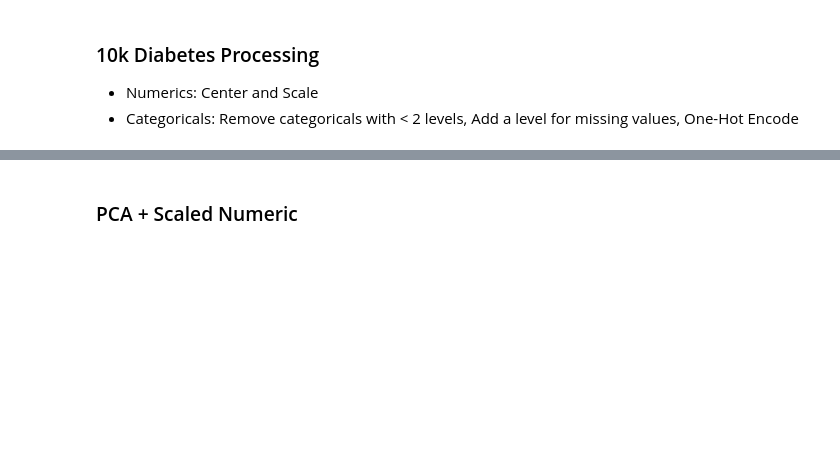
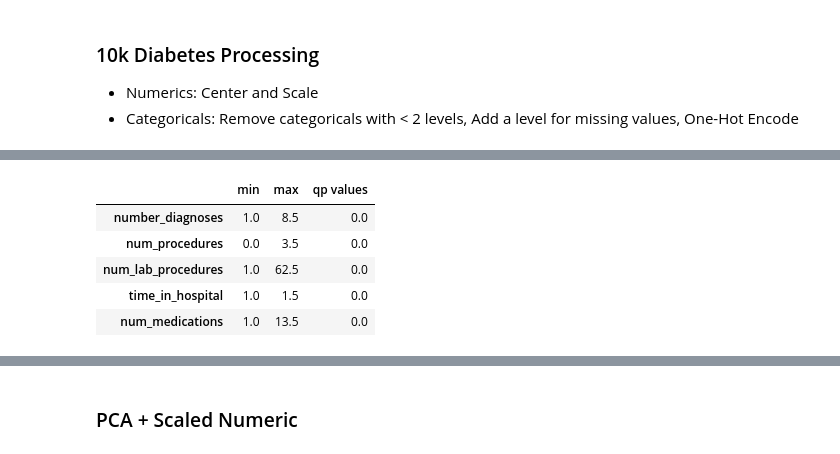
Before and after one commit to joshloyal/ClumPy, a Jupyter notebook: notebooks/10k Diabetes Clustering.ipynb, the cells around one changed output, grey strips where cells are left out. Drawn from its saved outputs; the diff is of its cells as text; code cells hidden in the pictures; blank space fills up the shorter version.

```diff
--- a/notebooks/10k Diabetes Clustering.ipynb
+++ b/notebooks/10k Diabetes Clustering.ipynb
@@ -17,0 +40,9 @@ from clumpy import datasets
+# %%
+clusterer.rules_[0].limits
+# %% [output]
+|  | min | max | qp values |
+| number_diagnoses | 1.0 | 8.5 | 0.0 |
+| num_procedures | 0.0 | 3.5 | 0.0 |
+| num_lab_procedures | 1.0 | 62.5 | 0.0 |
+| time_in_hospital | 1.0 | 1.5 | 0.0 |
+| num_medications | 1.0 | 13.5 | 0.0 |
```
Also changed, not shown: parts of 15 cells of this notebook, 8 other files.
